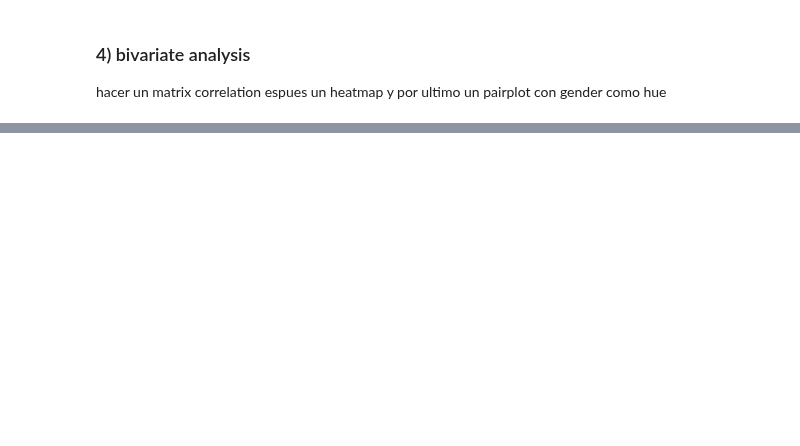
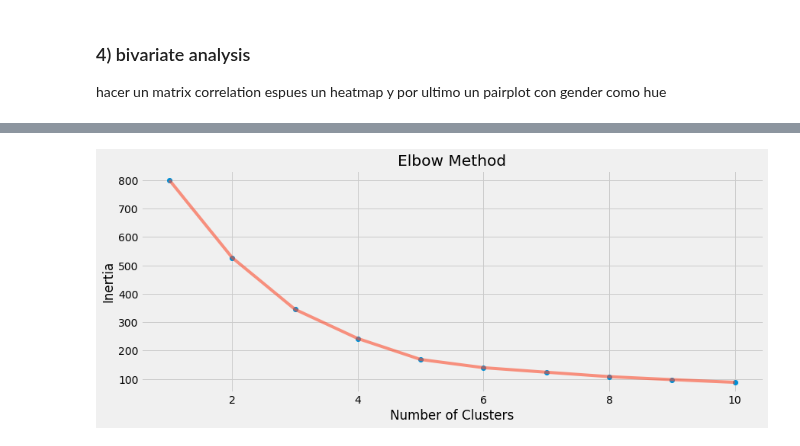
Before and after one commit to martinnss/Customer-Segmentation-with-KMeans-and-Affinity-Propagation, a Jupyter notebook: costumer_segmentation_kmeans.ipynb, the cells around one changed output, grey strips where cells are left out. Cells and saved outputs as stored; diff of their text form; code cells hidden in the pictures; blank space fills up the shorter version.

```diff
--- a/costumer_segmentation_kmeans.ipynb
+++ b/costumer_segmentation_kmeans.ipynb
@@ -151,3 +153,5 @@ As we can see most of the data population are females
+# %%
+data.drop(columns='Gender',inplace=True)
 # %% [markdown]
 ### 4) bivariate analysis
 hacer un matrix correlation espues un heatmap y por ultimo un pairplot con gender como hue
@@ -153,0 +170,23 @@ hacer un matrix correlation espues un heatmap y por ultimo un pairplot con gende
+# %%
+from sklearn.cluster import KMeans
+from sklearn.preprocessing import StandardScaler
+scaler=StandardScaler()
+# %%
+#Annual income and Spending Score
+X=data.values
+inertia1=[]
+for i in range(1,11):
+    kmeans = KMeans(n_clusters= i, init='k-means++', random_state=42)
+    X1=scaler.fit_transform(X)
+    kmeans.fit(X1)
+    inertia1.append(kmeans.inertia_)
+
+plt.figure(1 , figsize = (13 ,5))
+plt.plot(np.arange(1 , 11) , inertia1 , 'o')
+plt.plot(np.arange(1 , 11) , inertia1 , '-' , alpha = 0.6)
+plt.xlabel('Number of Clusters')
+plt.ylabel('Inertia')
+plt.title('Elbow Method')
+plt.show()
+# %% [output]
+[figure, added]
```
Also changed, not shown: parts of 4 cells of this notebook.
